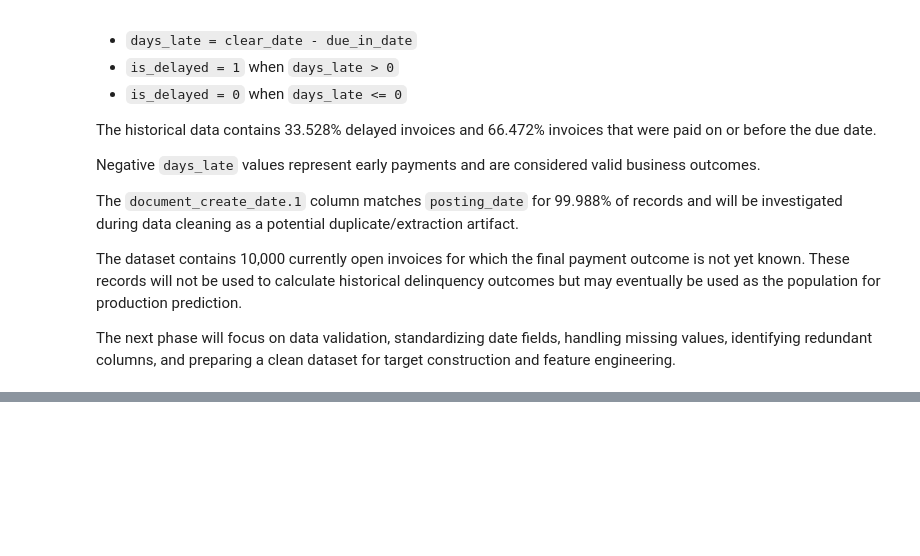
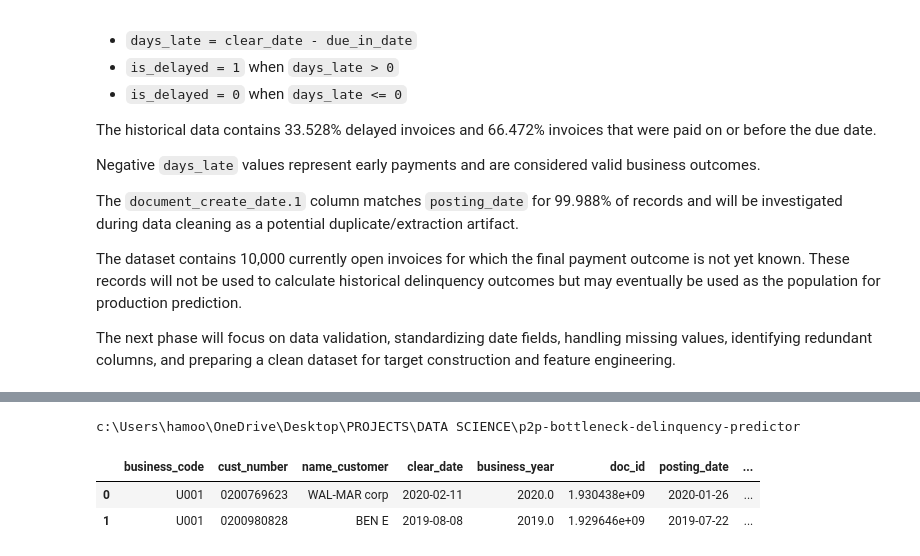
Before and after one commit to HamoodFaridi/p2p-bottleneck-delinquency-predictor, a Jupyter notebook: notebooks/01_dataset_understanding.ipynb, the cells around one changed output, grey strips where cells are left out. Saved outputs shown, nothing was run; the diff lists cells and outputs as text; code cells hidden in the pictures; blank space fills up the shorter version.

Commit message:
Complete Phase 2 data cleaning

```diff
--- a/notebooks/01_dataset_understanding.ipynb
+++ b/notebooks/01_dataset_understanding.ipynb
@@ -672,0 +699,30 @@ The next phase will focus on data validation, standardizing date fields, handlin
+# %%
+PROJECT_ROOTS = Path.cwd()
+
+if PROJECT_ROOTS.name == "notebooks":
+    PROJECT_ROOTS = PROJECT_ROOTS.parent
+
+print(PROJECT_ROOTS)
+# %% [output]
+c:\Users\hamoo\OneDrive\Desktop\PROJECTS\DATA SCIENCE\p2p-bottleneck-delinquency-predictor
+# %%
+DATA_PATH = (
+    PROJECT_ROOTS
+    / "src"
+    / "data"
+    / "raw"
+    / "customer_invoices"
+    / "dataset.csv"
+)
+# %%
+df = load_invoice_data(DATA_PATH)
+cleaned_df = standardize_column_names(df)
+cleaned_df = remove_unusable_columns(cleaned_df)
+cleaned_df = standardize_date_columns(cleaned_df)
+cleaned_df = remove_redundant_columns(cleaned_df)
+# %%
+cleaned_df.head(2)
+# %% [output]
+|  | business_code | cust_number | name_customer | clear_date | business_year | doc_id | posting_date | ... |
+| 0 | U001 | 0200769623 | WAL-MAR corp | 2020-02-11 | 2020.0 | 1.930438e+09 | 2020-01-26 | ... |
+| 1 | U001 | 0200980828 | BEN E | 2019-08-08 | 2019.0 | 1.929646e+09 | 2019-07-22 | ... |
```
Also changed, not shown: parts of 13 cells of this notebook, 8 other files.
